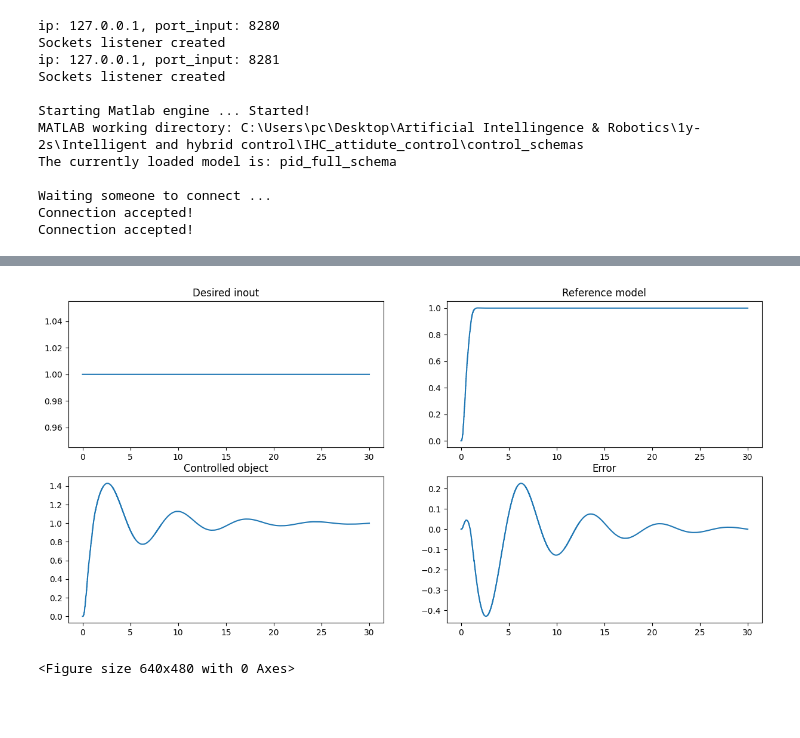
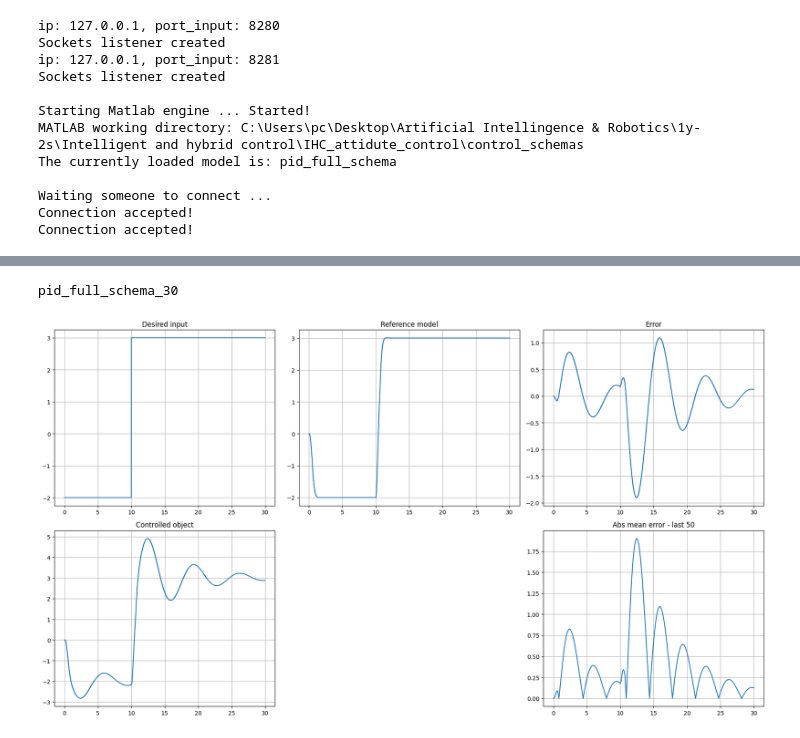
Before and after one commit to jacopotdsc/IHC_attidute_control, a Jupyter notebook: code/ihc_project.ipynb, the cells around one changed output, grey strips where cells are left out. Cells and saved outputs as stored; diff of their text form; code cells hidden in the pictures; blank space fills up the shorter version.

```diff
--- a/code/ihc_project.ipynb
+++ b/code/ihc_project.ipynb
@@ -43,13 +43,19 @@ global_var = {
     'bias': False,
     'learning_rate': 0.001,
     'model_name': 'model.pt',     # used to save weights
+    'model_path': 'weights/',
 
-    #Train
+    # Train
     'batch_size': 32,
     'start_train_size': 1,
     'epochs': 1,
     'epoch_size': 10,
-    'frequency_update': 1000
+    'frequency_update': 1000,
+
+    # Plots
+    'plots_path': 'plots/'
+
+
 }
 
 class Color:
@@ -79,6 +85,7 @@ class FeedForwardNet(nn.Module):
 
         self.relu = nn.ReLU()
         self.tanh = nn.Tanh()
+        self.sigm = nn.Sigmoid()
 
         self.layer_1 = nn.Linear(
             in_features = self.input_dim,
@@ -114,7 +121,8 @@ class FeedForwardNet(nn.Module):
         x = self.tanh(x)
         x = self.layer_4(x)
 
-        x = 0.5*(1+self.tanh(x))*5
+        #x = self.sigm(x) * self.output_range
+        x = 0.5*(1+self.tanh(x))*self.output_range
 
         return x
 # %%
@@ -371,8 +391,10 @@ network = ControllerNetwork(
                             bias=global_var['bias'],
                             output_range=global_var['output_range'],
                             lr=global_var['learning_rate'],
-                            model_name=global_var['model_name']
+                            model_name=global_var['model_path']+global_var['model_name']
                             )
+
+#network.apply(init_weights)
 # %%
 receiver_socket = setup_socket(
     global_var['ip_address'],
@@ -386,7 +408,7 @@ send_socket = setup_socket(
 
 
 #eng = run_simulink_with_gui(model_name, eng_path, simulation_time)
-eng = run_simulink_with_gui(
+eng = run_simulink(
     model_name=global_var['simulation_name'],
     matlab_path=global_var['matlab_path'],
     simulation_time=global_var['simulation_time']
@@ -514,25 +558,41 @@ Sockets closed!
 # %%
 time = np.linspace(0, int(global_var['simulation_time']), len(history_error))
 
-fig, axs = plt.subplots(2,2,figsize=(15, 7))
-
+fig, axs = plt.subplots(2,3,figsize=(18, 10))
 
 
 axs[0, 0].plot(time, history_desired_input)
-axs[0, 0].set_title('Desired inout')
+axs[0, 0].set_title('Desired input')
+axs[0, 0].grid(True)
 
 axs[0, 1].plot(time, history_reference_model)
 axs[0, 1].set_title('Reference model')
+axs[0, 1].grid(True)
 
 axs[1, 0].plot(time, history_controlled_object)
 axs[1, 0].set_title('Controlled object')
-
-axs[1, 1].plot(time, history_error)
-axs[1, 1].set_title('Error')
+axs[1, 0].grid(True)
 
 
+axs[0, 2].plot(time, history_error)
+axs[0, 2].set_title('Error')
+axs[0, 2].grid(True)
+
+
+axs[1, 2].plot(time, history_mean_error)
+axs[1, 2].set_title('Abs mean error - last 50')
+axs[1, 2].grid(True)
+
+
+axs[1, 1].axis('off')
+plt.tight_layout()
+
+fig_name = global_var['simulation_name'].split('.')[0] + '_' + str(int(global_var['simulation_time']))
+print(fig_name)
+
+plt.grid(True)
+plt.savefig(global_var['plots_path'] + fig_name)
 plt.show()
-plt.savefig('my_figure.png')
 # %% [output]
+pid_full_schema_30
-[figure, old version]
+[figure, new version]
-<Figure size 640x480 with 0 Axes>
```
Also changed, not shown: parts of 5 cells of this notebook, 14 other files.
